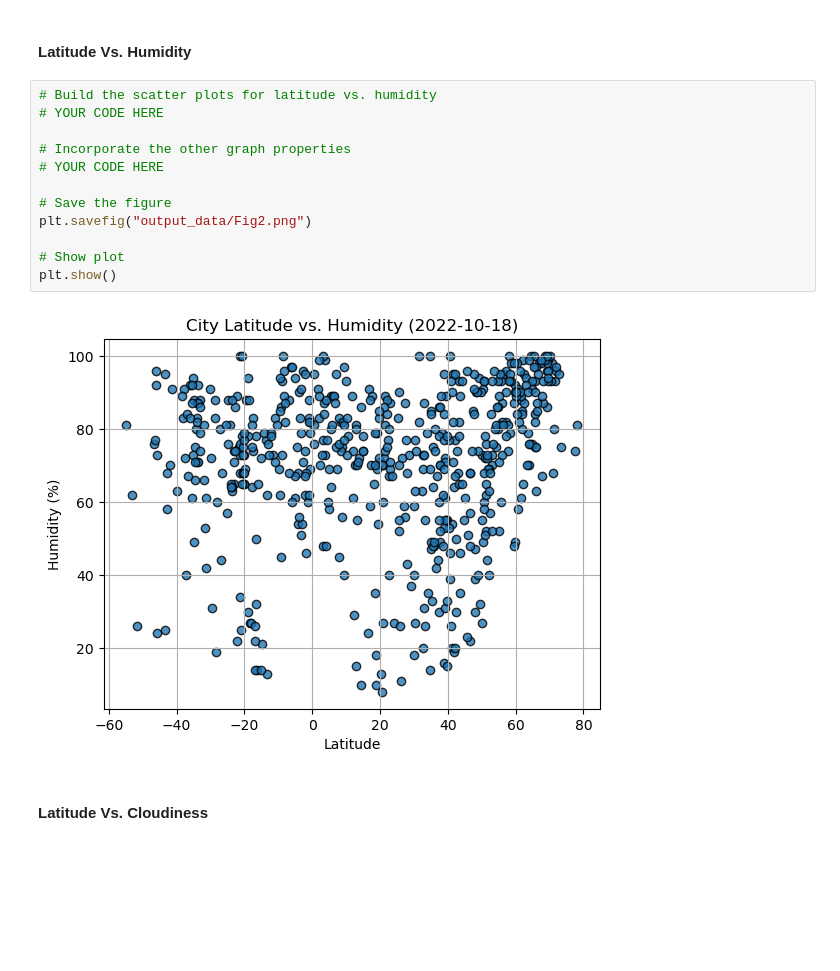
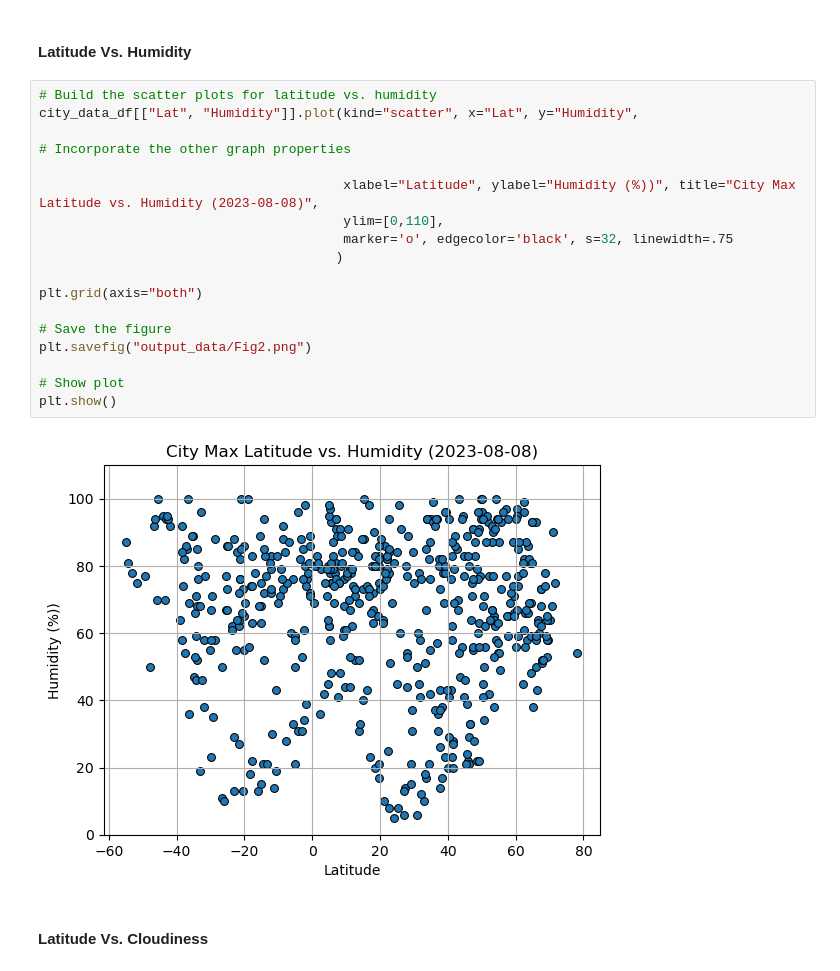
Before and after one commit to 4a6166/python-api-challenge, a Jupyter notebook: WeatherPy/WeatherPy.ipynb, the cells around one changed output. Drawn from its saved outputs; the diff is of its cells as text; blank space fills up the shorter version.

```diff
--- a/WeatherPy/WeatherPy.ipynb
+++ b/WeatherPy/WeatherPy.ipynb
@@ -253,17 +255,23 @@ plt.show()
 #### Latitude Vs. Humidity
 # %%
 # Build the scatter plots for latitude vs. humidity
-# YOUR CODE HERE
+city_data_df[["Lat", "Humidity"]].plot(kind="scatter", x="Lat", y="Humidity",
 
 # Incorporate the other graph properties
-# YOUR CODE HERE
+
+                                       xlabel="Latitude", ylabel="Humidity (%))", title="City Max Latitude vs. Humidity (2023-08-08)",
+                                       ylim=[0,110],
+                                       marker='o', edgecolor='black', s=32, linewidth=.75
+                                      )
+
+plt.grid(axis="both")
 
 # Save the figure
 plt.savefig("output_data/Fig2.png")
 
 # Show plot
 plt.show()
 # %% [output]
-[figure, old version]
+[figure, new version]
 # %% [markdown]
 #### Latitude Vs. Cloudiness
```
Also changed, not shown: parts of 33 cells of this notebook, 3 other files.
